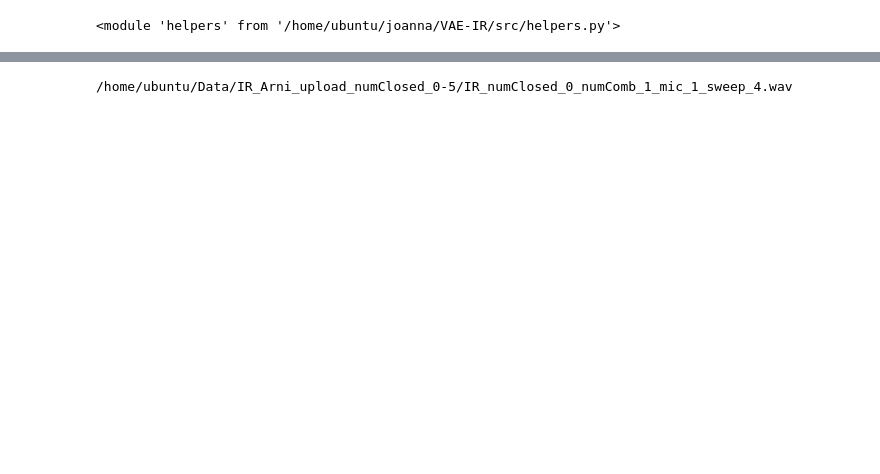
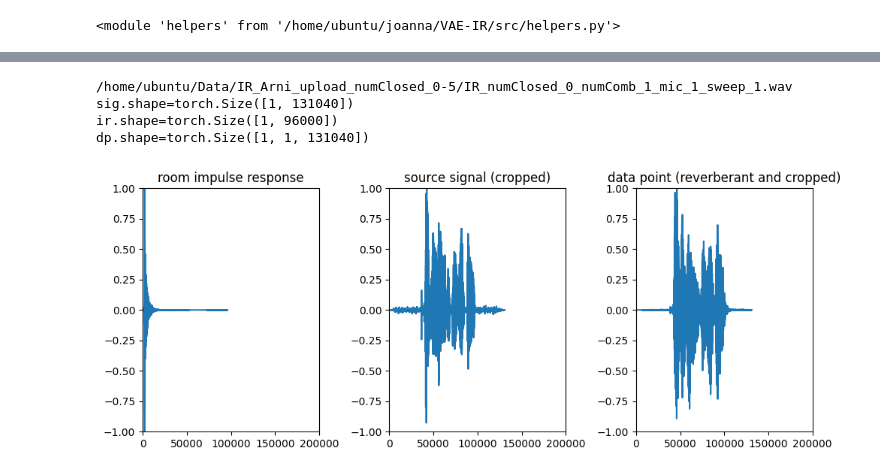
Before and after one commit to joaluba/VAE-IR, a Jupyter notebook: notebooks/sig2ir_preparation.ipynb, the cells around one changed output, grey strips where cells are left out. Saved outputs shown, nothing was run; the diff lists cells and outputs as text; code cells hidden in the pictures; blank space fills up the shorter version.

```diff
--- a/notebooks/sig2ir_preparation.ipynb
+++ b/notebooks/sig2ir_preparation.ipynb
@@ -100,7 +99,8 @@ df_irs=pd.read_csv(IR_INFO_FILE,index_col=0)
 df_irs=df_irs[df_irs["database_ir"]=="arni"]
 df_irs=df_irs.head(10)
 
-dataset=dsprep.Dataset_SpeechInSpace(df_audiopool,df_irs,N_per_ir=1000)
+dataset=dsprep.Dataset_SpeechInSpace(df_audiopool,df_irs,sr=SAMPLING_RATE, ir_len=SAMPLING_RATE*2,
+                                  sig_len=int(SAMPLING_RATE*2.73), N_per_ir=1e4)
 
 # # create a tag for dataset info file
 # current_datetime = datetime.now()
@@ -110,26 +110,38 @@ dataset=dsprep.Dataset_SpeechInSpace(df_audiopool,df_irs,N_per_ir=1000)
 # %%
 # Inspect a data point:
 
-sig, ir, dp, label=dataset[3000]
+sig, ir, dp, label=dataset[1]
 print(label["filepath_ir"])
+print(f"{sig.shape=}")
+print(f"{ir.shape=}")
+print(f"{dp.shape=}")
 
-# fig = plt.figure(figsize=(10, 4))
-# plt.subplot(1,3,1)
-# plt.plot(ir.T)
-# plt.xlim((0,200000))
-# plt.ylim((-1,1))
-# plt.subplot(1,3,2)
-# plt.plot(sig.T)
-# plt.xlim((0,200000))
-# plt.ylim((-1,1))
-# plt.subplot(1,3,3)
-# plt.plot(dp.squeeze([0]).T)
-# plt.xlim((0,200000))
-# plt.ylim((-1,1))
-# plt.tight_layout()
-# plt.show()
+fig = plt.figure(figsize=(10, 4))
+plt.subplot(1,3,1)
+plt.plot(ir.T)
+plt.xlim((0,200000))
+plt.ylim((-1,1))
+plt.title('room impulse response')
+
+plt.subplot(1,3,2)
+plt.plot(sig.T)
+plt.xlim((0,200000))
+plt.ylim((-1,1))
+plt.title('source signal (cropped)')
+
+plt.subplot(1,3,3)
+plt.plot(dp.squeeze([0]).T)
+plt.xlim((0,200000))
+plt.ylim((-1,1))
+plt.title('data point (reverberant and cropped)')
+plt.tight_layout()
+plt.show()
 # %% [output]
-/home/ubuntu/Data/IR_Arni_upload_numClosed_0-5/IR_numClosed_0_numComb_1_mic_1_sweep_4.wav
+/home/ubuntu/Data/IR_Arni_upload_numClosed_0-5/IR_numClosed_0_numComb_1_mic_1_sweep_1.wav
+sig.shape=torch.Size([1, 131040])
+ir.shape=torch.Size([1, 96000])
+dp.shape=torch.Size([1, 1, 131040])
+[figure, added]
 # %%
 # PLAYBACK: ROOM IMPULSE RESPONSE
 print(label["filepath_ir"])
```
Also changed, not shown: parts of 3 cells of this notebook, 1 other file.
